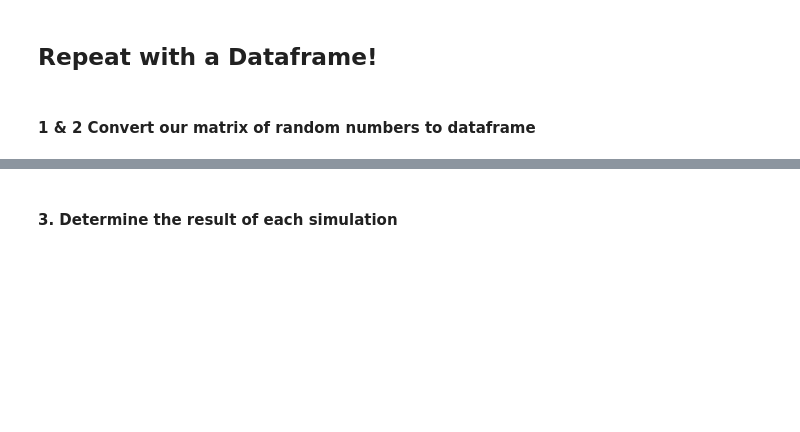
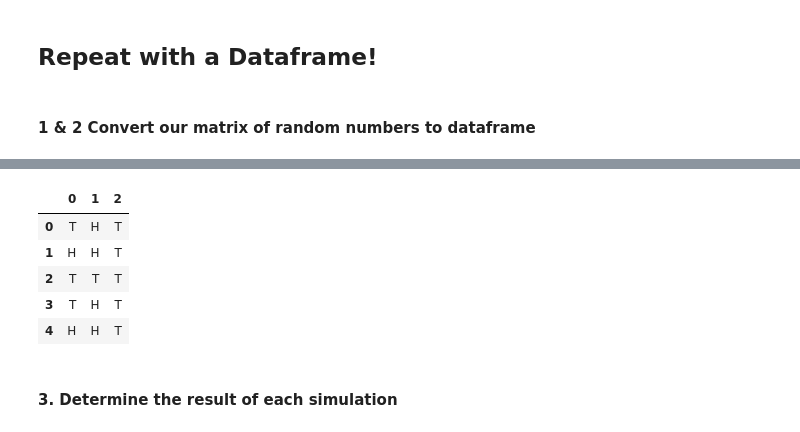
Before and after one commit to CodeupClassroom/pagel-statistics-exercises, a Jupyter notebook: simulation_lesson.ipynb, the cells around one changed output, grey strips where cells are left out. Cells and saved outputs as stored; diff of their text form; code cells hidden in the pictures; blank space fills up the shorter version.

Commit message:
complete simulation lesson

```diff
--- a/simulation_lesson.ipynb
+++ b/simulation_lesson.ipynb
@@ -71,4 +129,13 @@ np.random.seed(123)
+# %%
+#outcomes
+outcomes = ['H','T']
+
+#simulations & trials
+n_trials = 3 #three coin flips
+n_simulations = 100_000 #how many times we're flipping the 3 coins
 # %% [markdown]
 #### 2. Create a matrix of random numbers to show simulations
 # %%
 #set up number of simulations and number of coin flips
+coin_flips = np.random.choice(outcomes, (n_simulations, n_trials))
+coin_flips
@@ -98,4 +224,13 @@ np.random.seed(123)
 # %%
 #convert to df
+coin_flips_df = pd.DataFrame(coin_flips)
+coin_flips_df.head()
+# %% [output]
+|  | 0 | 1 | 2 |
+| 0 | T | H | T |
+| 1 | H | H | T |
+| 2 | T | T | T |
+| 3 | T | H | T |
+| 4 | H | H | T |
 # %% [markdown]
 #### 3. Determine the result of each simulation
```
Also changed, not shown: parts of 38 cells of this notebook.
